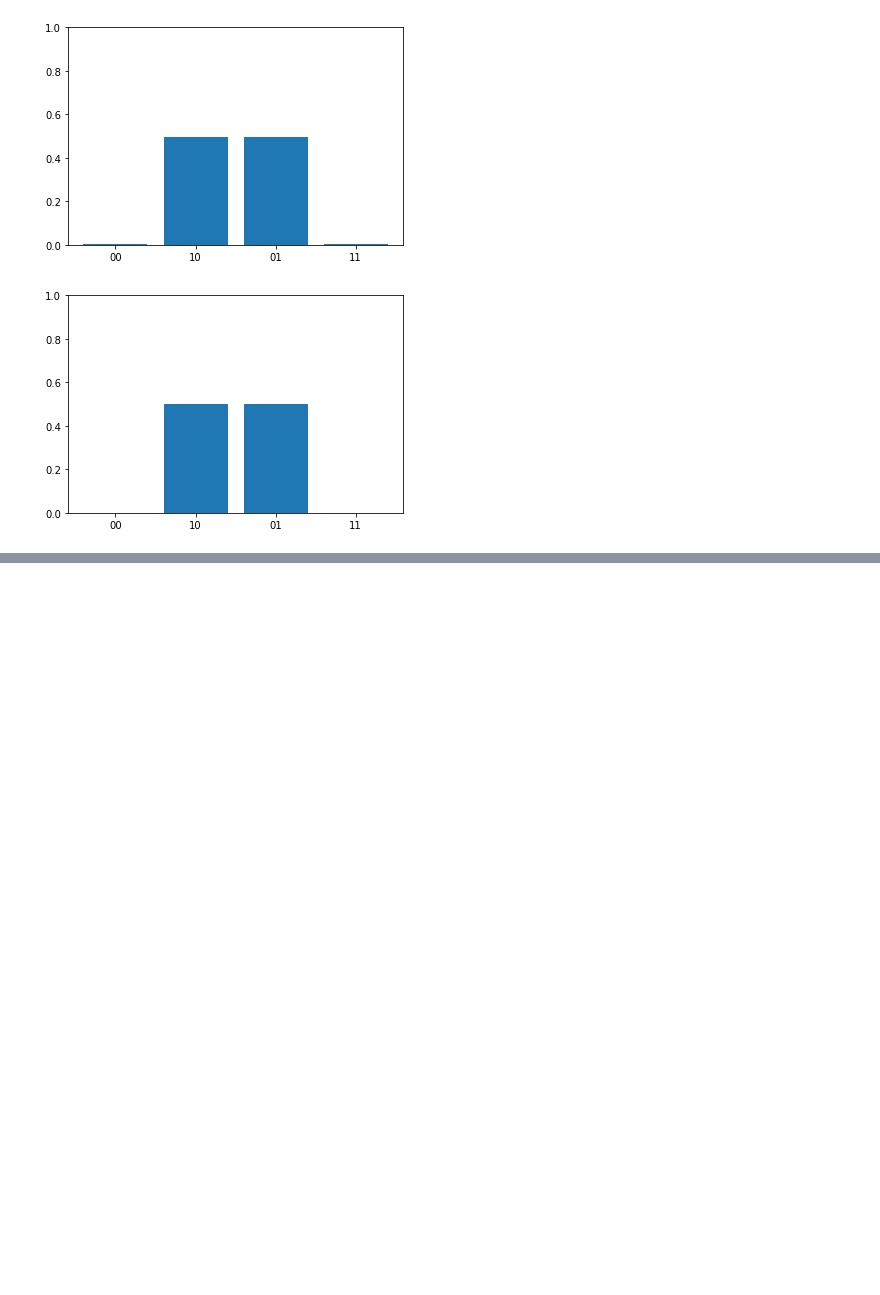
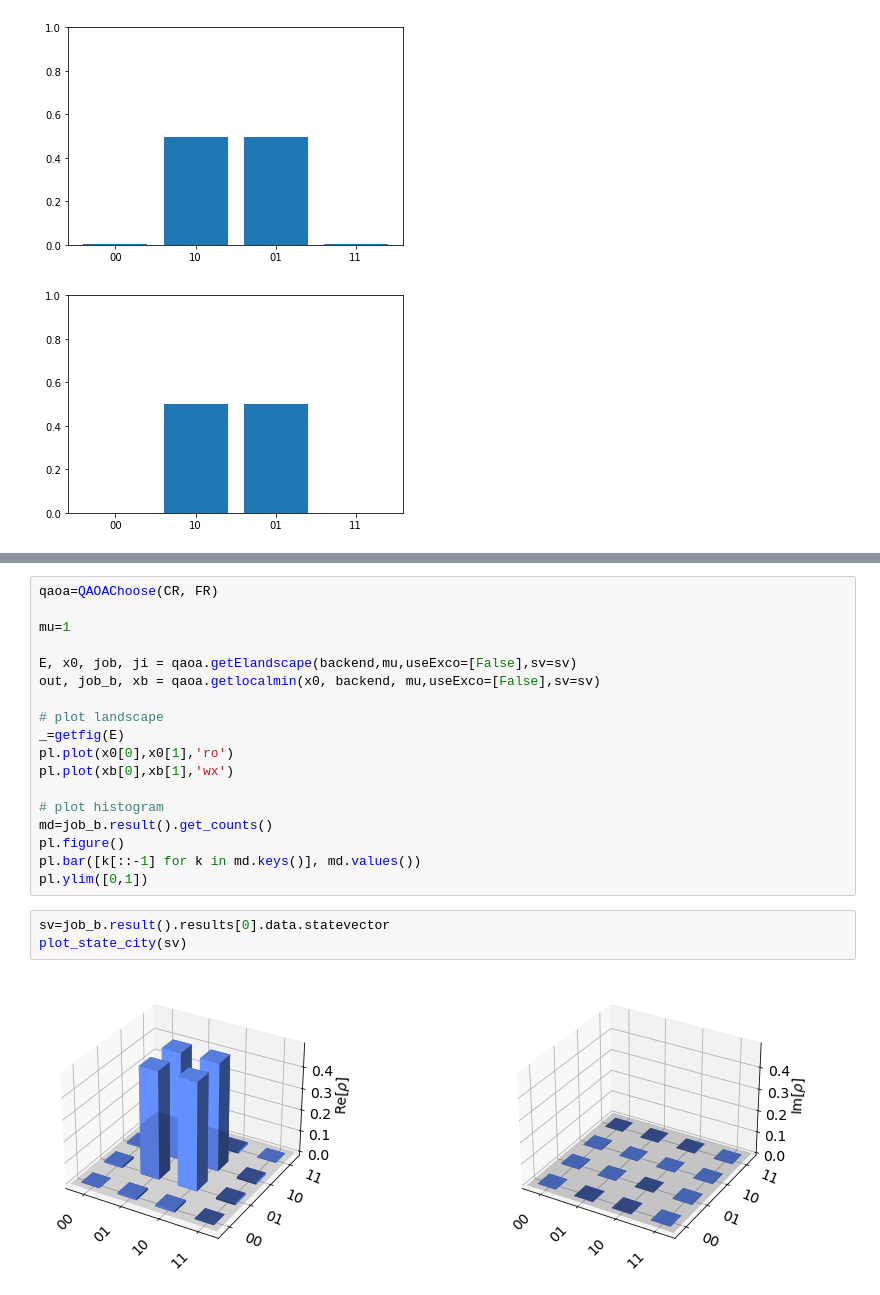
Before and after one commit to OpenQuantumComputing/optimization, a Jupyter notebook: newbeginning.ipynb, the cells around one changed output, grey strips where cells are left out. Saved outputs shown, nothing was run; the diff lists cells and outputs as text; blank space fills up the shorter version.

```diff
--- a/newbeginning.ipynb
+++ b/newbeginning.ipynb
@@ -240,0 +312,23 @@ Optimization terminated successfully.
+# %%
+qaoa=QAOAChoose(CR, FR)
+
+mu=1
+
+E, x0, job, ji = qaoa.getElandscape(backend,mu,useExco=[False],sv=sv)
+out, job_b, xb = qaoa.getlocalmin(x0, backend, mu,useExco=[False],sv=sv)
+
+# plot landscape
+_=getfig(E)
+pl.plot(x0[0],x0[1],'ro')
+pl.plot(xb[0],xb[1],'wx')
+
+# plot histogram
+md=job_b.result().get_counts()
+pl.figure()
+pl.bar([k[::-1] for k in md.keys()], md.values())
+pl.ylim([0,1])
+# %%
+sv=job_b.result().results[0].data.statevector
+plot_state_city(sv)
+# %% [output]
+[figure, added]
```
Also changed, not shown: parts of 12 cells of this notebook, 2 other files.
